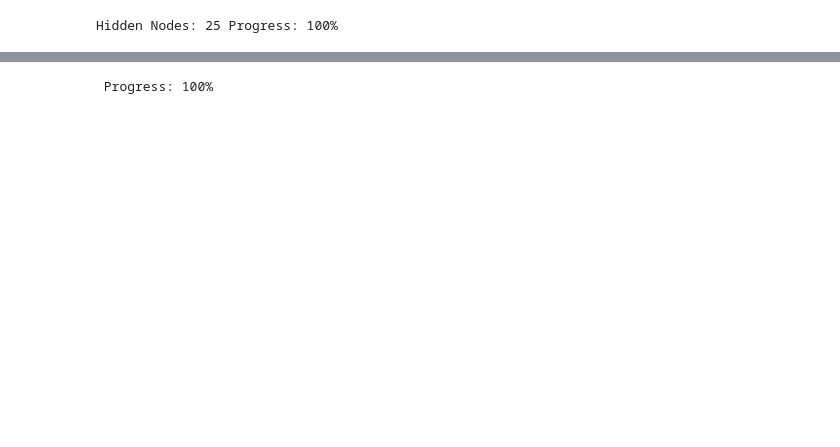
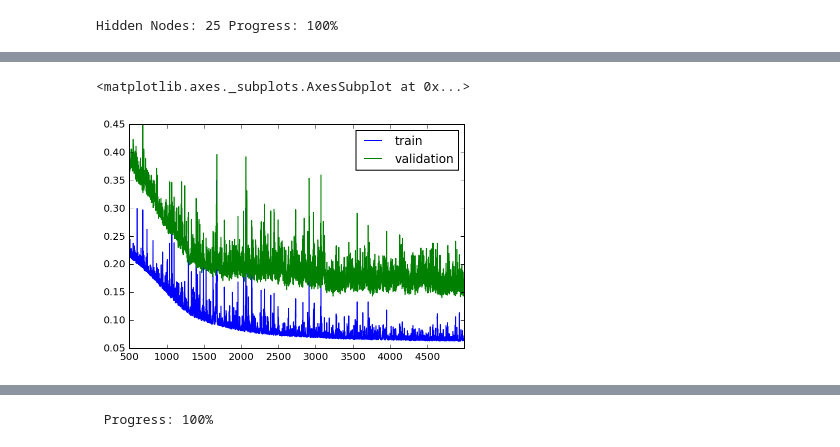
Before and after one commit to sbartek/neural_network_with_numpy, a Jupyter notebook: DLND Your first neural network.ipynb, the cells around one changed output, grey strips where cells are left out. Saved outputs shown, nothing was run; the diff lists cells and outputs as text; code cells hidden in the pictures; blank space fills up the shorter version.

```diff
--- a/DLND Your first neural network.ipynb
+++ b/DLND Your first neural network.ipynb
@@ -479,0 +479,3 @@ Here, use the test data to view how well your network is modeling the data. If s
+# %%
+networkModel = NetworkModel(5000, learning_rate=1, hidden_nodes=13)
+networkModel.gradient_desc_with_history()
@@ -479,0 +485,5 @@ Here, use the test data to view how well your network is modeling the data. If s
+# %%
+networkModel.losses_df[500:].plot()
+# %% [output]
+<matplotlib.axes._subplots.AxesSubplot at 0x...>
+[figure, added]
```
Also changed, not shown: parts of 31 cells of this notebook.
